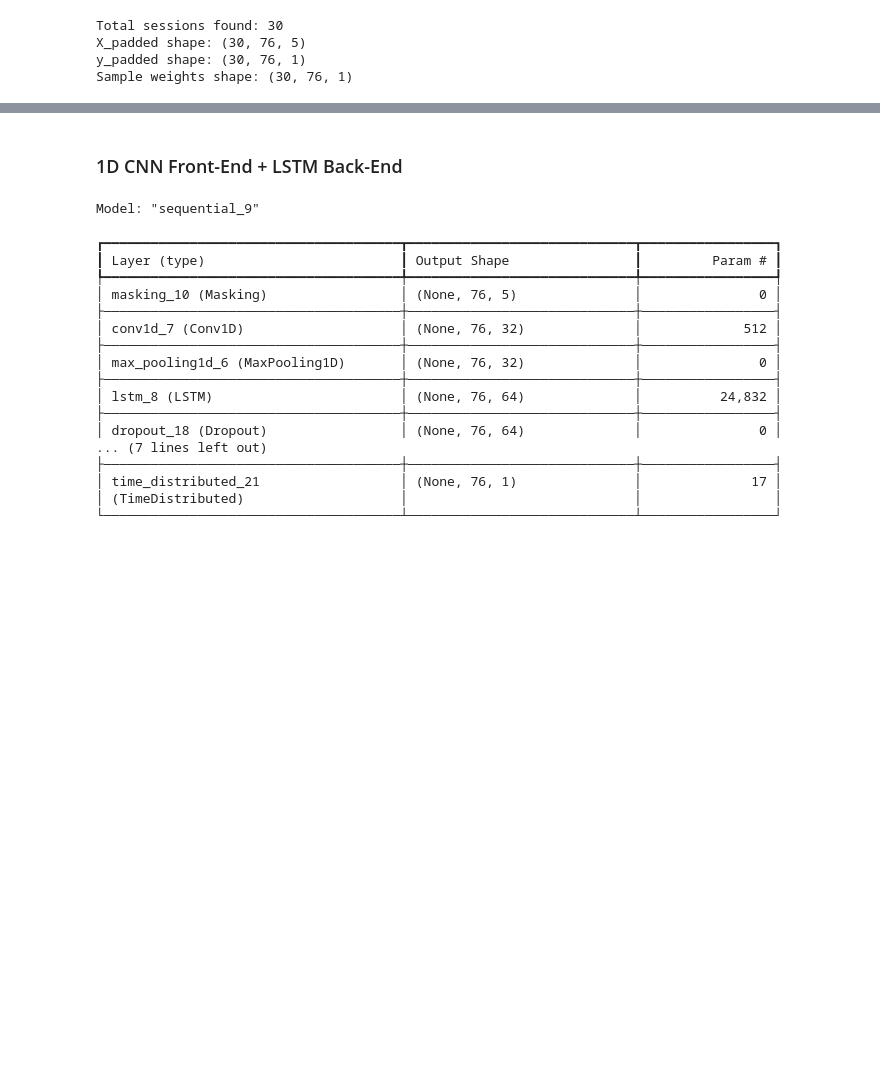
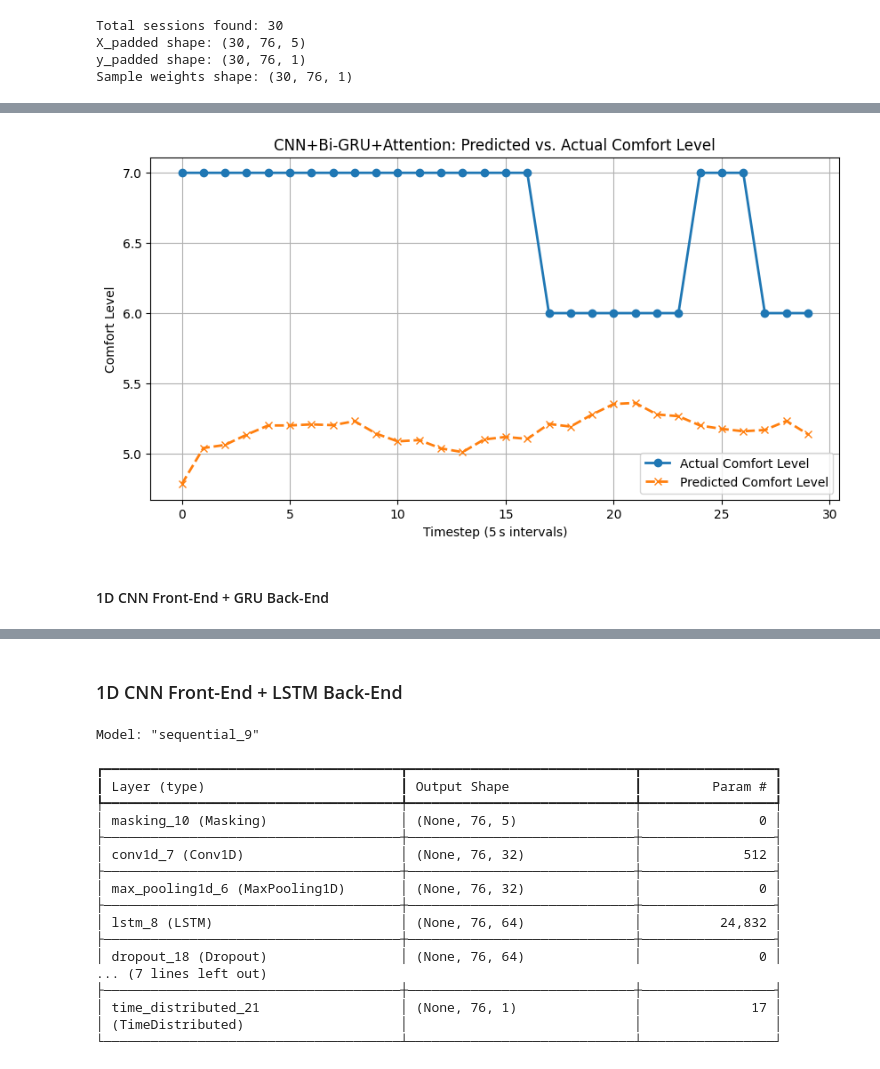
Before and after one commit to GokayToga/VRCM.Net, a Jupyter notebook: VRCMNet.ipynb, the cells around one changed output, grey strips where cells are left out. Drawn from its saved outputs; the diff is of its cells as text; code cells hidden in the pictures; blank space fills up the shorter version.

```diff
--- a/VRCMNet.ipynb
+++ b/VRCMNet.ipynb
@@ -715,0 +800,14 @@ Sample weights shape: (30, 76, 1)
+# %%
+from tensorflow.keras.callbacks import EarlyStopping, ReduceLROnPlateau
+
+es = EarlyStopping(monitor='val_loss', patience=8, restore_best_weights=True)
+rl = ReduceLROnPlateau(monitor='val_loss', factor=0.5, patience=4, min_lr=1e-6)
+
+history = model.fit(
+    X_train_enriched, y_train,
+    sample_weight=w_train.squeeze(-1),
+    validation_split=0.2,
+    epochs=100,
+    batch_size=8,
+    callbacks=[es, rl]
+)
@@ -715,0 +835,48 @@ Sample weights shape: (30, 76, 1)
+# %%
+loss, mae = model.evaluate(
+    X_test_enriched,
+    y_test,
+    sample_weight = w_test.squeeze(-1)
+)
+print("Test MSE:", loss, "Test MAE:", mae)
+
+import numpy as np
+import matplotlib.pyplot as plt
+
+# 1) Predict on the test set
+y_pred = model.predict(X_test_enriched)  # shape: (num_test_sessions, T, 1)
+
+# 2) Visualize predictions for one example session
+example_idx = 0  # pick any index from 0 to num_test_sessions-1
+
+# Compute the “real” length of that session by checking sample weights
+# (non-zero entries correspond to actual data, zeros are padding)
+real_length = int(np.sum(w_test[example_idx].squeeze() > 0))
+
+# Extract only the valid timesteps
+y_true_example = y_test[example_idx].squeeze()[:real_length]
+y_pred_example = y_pred[example_idx].squeeze()[:real_length]
+
+# 3) Plot
+plt.figure(figsize=(10, 5))
+plt.plot(
+    np.arange(real_length),
+    y_true_example,
+    'o-',
+    label="Actual Comfort Level",
+    linewidth=2
+)
+plt.plot(
+    np.arange(real_length),
+    y_pred_example,
+    'x--',
+    label="Predicted Comfort Level",
+    linewidth=2
+)
+plt.xlabel("Timestep (5 s intervals)")
+plt.ylabel("Comfort Level")
+plt.title("CNN+Bi‑GRU+Attention: Predicted vs. Actual Comfort Level")
+plt.legend()
+plt.grid(True)
+plt.show()
+# %% [output]
@@ -716,3 +886,6 @@ Sample weights shape: (30, 76, 1)
+[figure, added]
+# %% [markdown]
+#### 1D CNN Front-End + GRU Back-End
 # %%
 import tensorflow as tf
 from tensorflow.keras.models import Sequential
```
Also changed, not shown: parts of 34 cells of this notebook.
